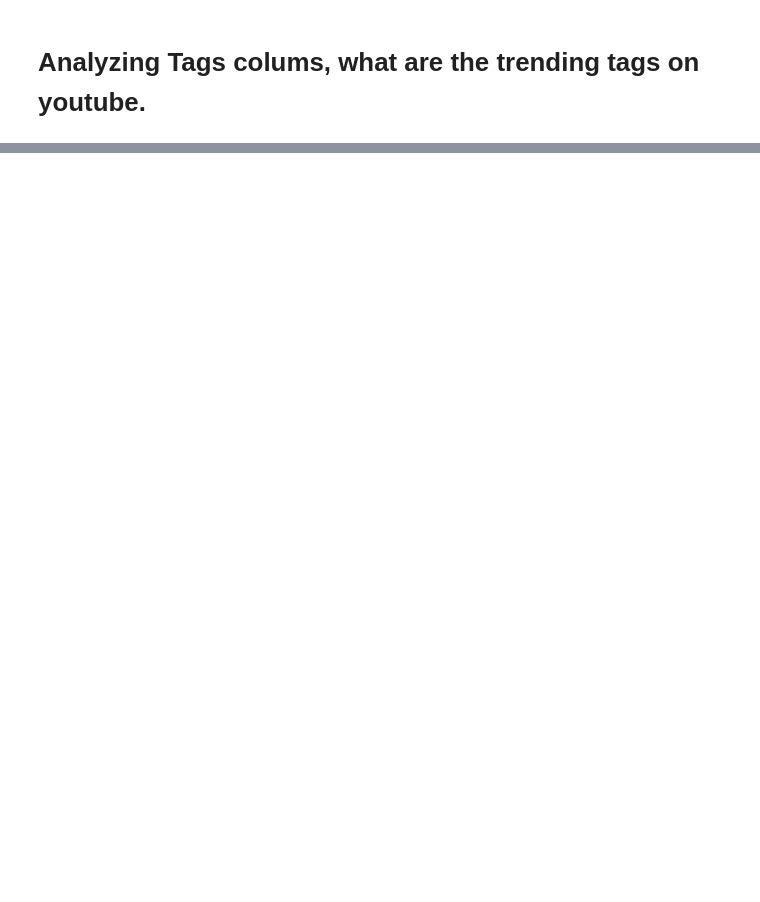
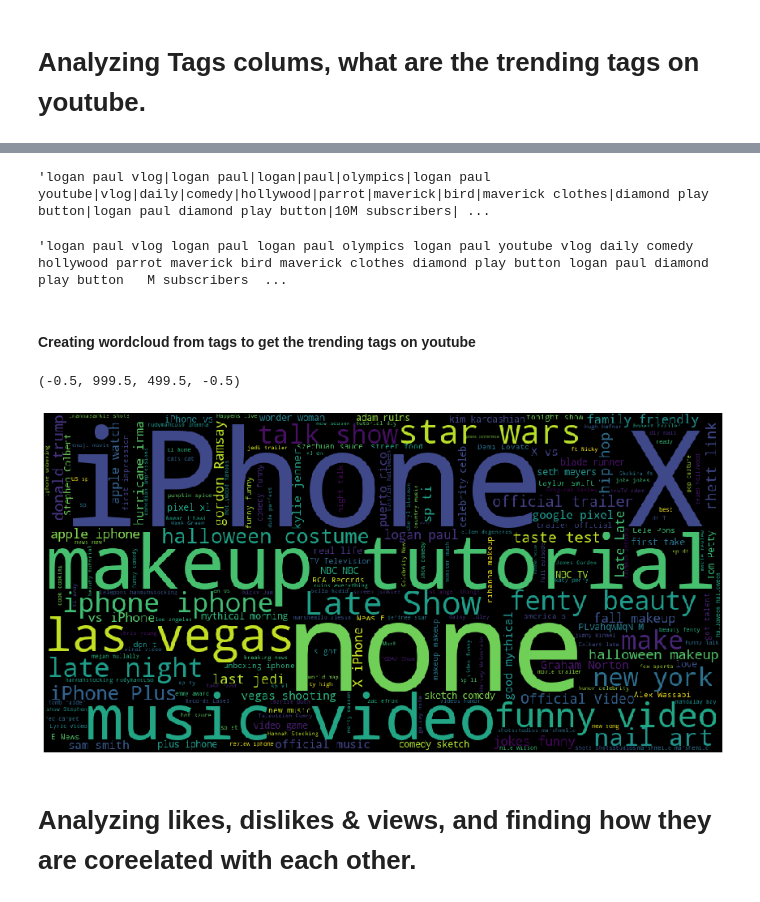
Before and after one commit to abhikr74/youtube_data_analysis, a Jupyter notebook: youtube_analysis.ipynb, the cells around one changed output, grey strips where cells are left out. Drawn from its saved outputs; the diff is of its cells as text; code cells hidden in the pictures; blank space fills up the shorter version.

```diff
--- a/youtube_analysis.ipynb
+++ b/youtube_analysis.ipynb
@@ -176,0 +170,4 @@ print(my_string_2.split(' '))
+# %%
+videos2['tags'][0]
+# %% [output]
+'logan paul vlog|logan paul|logan|paul|olympics|logan paul youtube|vlog|daily|comedy|hollywood|parrot|maverick|bird|maverick clothes|diamond play button|logan paul diamond play button|10M subscribers| ...
@@ -176,0 +176,26 @@ print(my_string_2.split(' '))
+# %%
+# call sub() of the re package for substituting | with  " "
+
+tags = re.sub('[^a-zA-z]', ' ', tags_complete)
+tags
+# %% [output]
+'logan paul vlog logan paul logan paul olympics logan paul youtube vlog daily comedy hollywood parrot maverick bird maverick clothes diamond play button logan paul diamond play button   M subscribers  ...
+# %%
+# replacing more than one space with a single space
+
+tags = re.sub('\s+', " ", tags) # \s+ looks for atleast one space in the string and replaces it with single space.
+# %% [markdown]
+#### Creating wordcloud from tags to get the trending tags on youtube
+# %%
+# Creatinga and generating a wordcloud Image.
+wordcloud = WordCloud(width = 1000, height = 500, stopwords = set (STOPWORDS)).generate(tags)
+
+# displaying the generated image
+plt.figure(figsize=(15,10))
+plt.imshow(wordcloud)
+plt.axis('off')
+# %% [output]
+(-0.5, 999.5, 499.5, -0.5)
+[figure, added]
+# %% [markdown]
+# Analyzing likes, dislikes & views, and finding how they are coreelated with each other.
```
Also changed, not shown: parts of 6 cells of this notebook.
